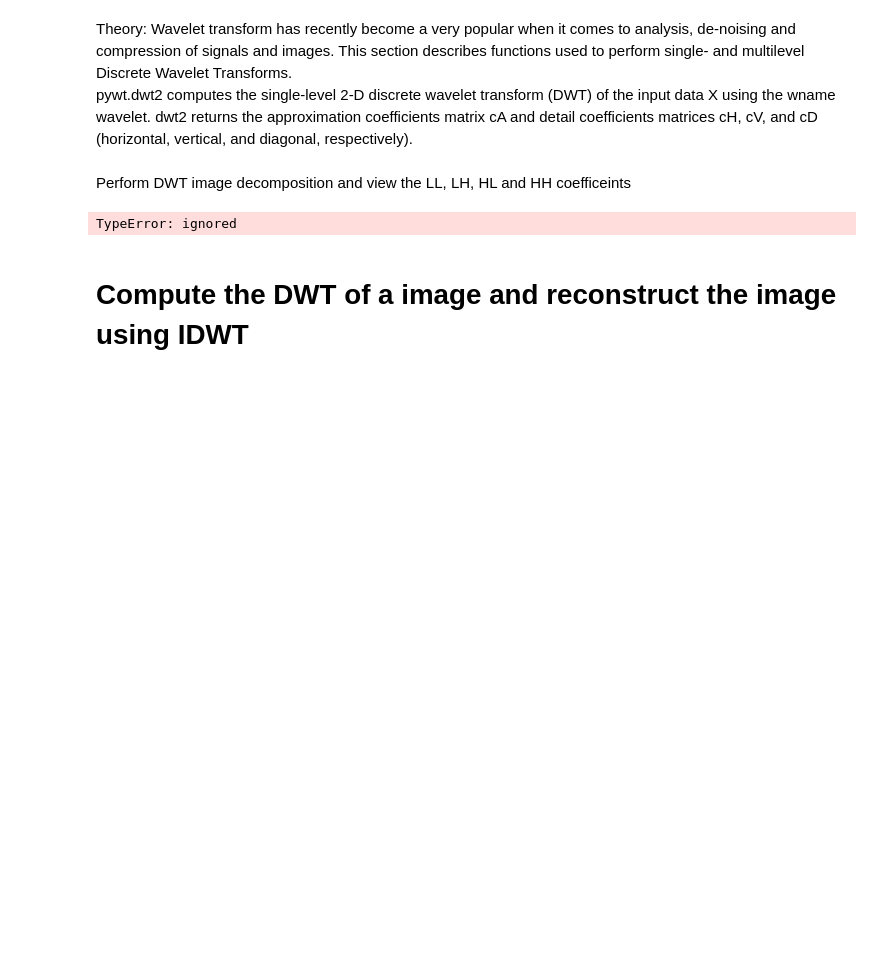
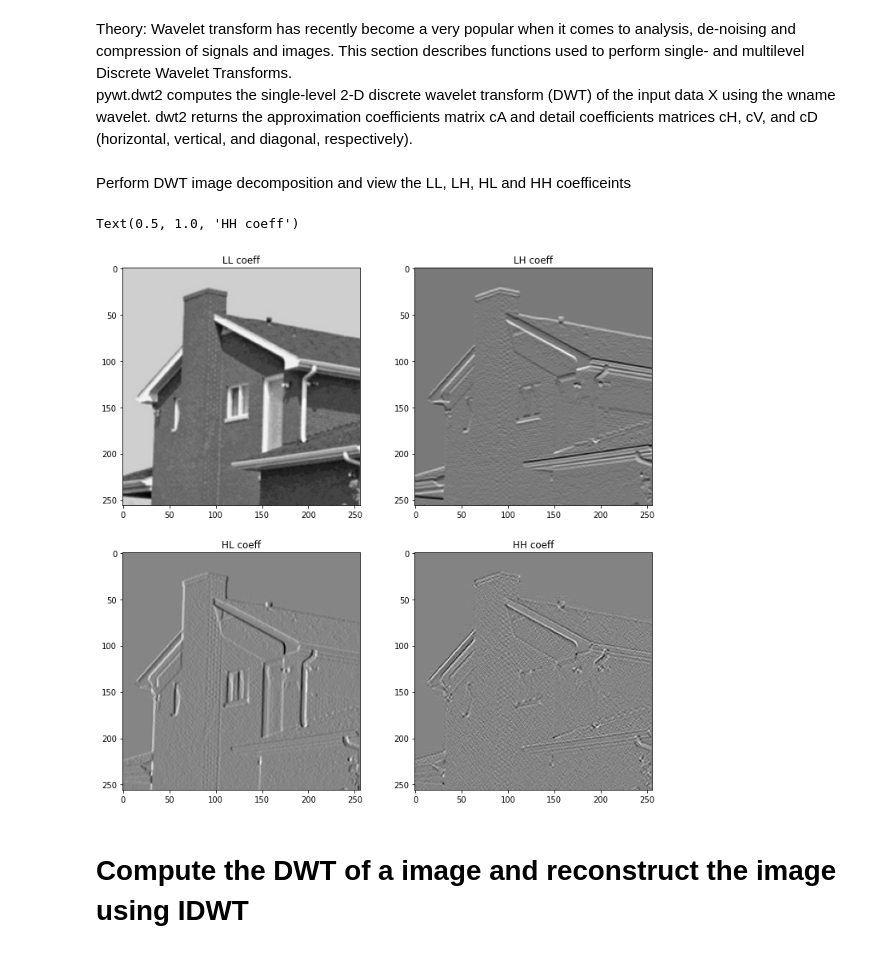
Before and after one commit to ChintzRuparel/Image-Processing, a Jupyter notebook: IP_Expt_9_DWT.ipynb, the cells around one changed output. Drawn from its saved outputs; the diff is of its cells as text; code cells hidden in the pictures; blank space fills up the shorter version.

```diff
--- a/IP_Expt_9_DWT.ipynb
+++ b/IP_Expt_9_DWT.ipynb
@@ -17,16 +17,26 @@ import pywt
 Perform DWT image decomposition and view the LL, LH, HL and HH coefficeints
 # %%
 # Load image
-img = cv2.imread('House.tif', 0)
+img = cv2.imread('house.tif', 0)
 # Wavelet transform of image, and plot approximation and details
 LL,(LH,HL,HH) = pywt.dwt2(img, 'Haar')
 # Plot the coefficients
 plt.figure(figsize = (12,12))
-plt.subplot
+plt.subplot(221)
 plt.imshow(LL, cmap = 'gray')
-plt.title()
+plt.title('LL coeff')
+plt.subplot(222)
+plt.imshow(LH, cmap = 'gray')
+plt.title('LH coeff')
+plt.subplot(223)
+plt.imshow(HL, cmap = 'gray')
+plt.title('HL coeff')
+plt.subplot(224)
+plt.imshow(HH, cmap = 'gray')
+plt.title('HH coeff')
 # %% [output]
-TypeError: ignored
+Text(0.5, 1.0, 'HH coeff')
+[figure, added]
 # %% [markdown]
 # Compute the DWT of a image and reconstruct the image using IDWT
 # %%
```
